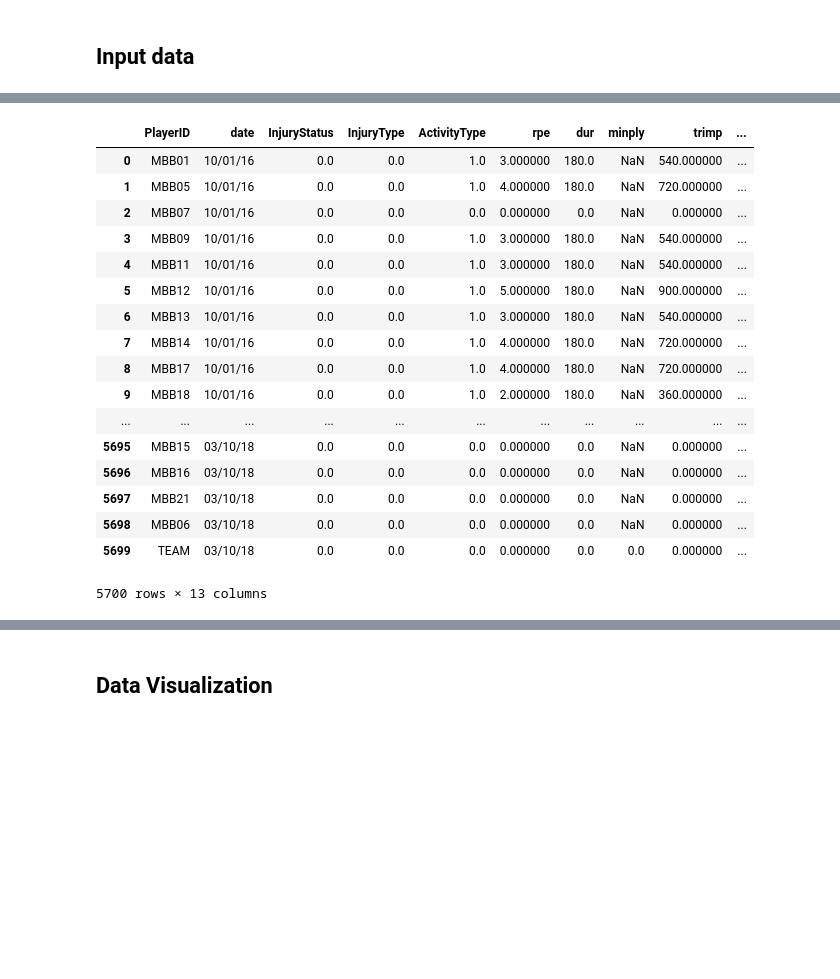
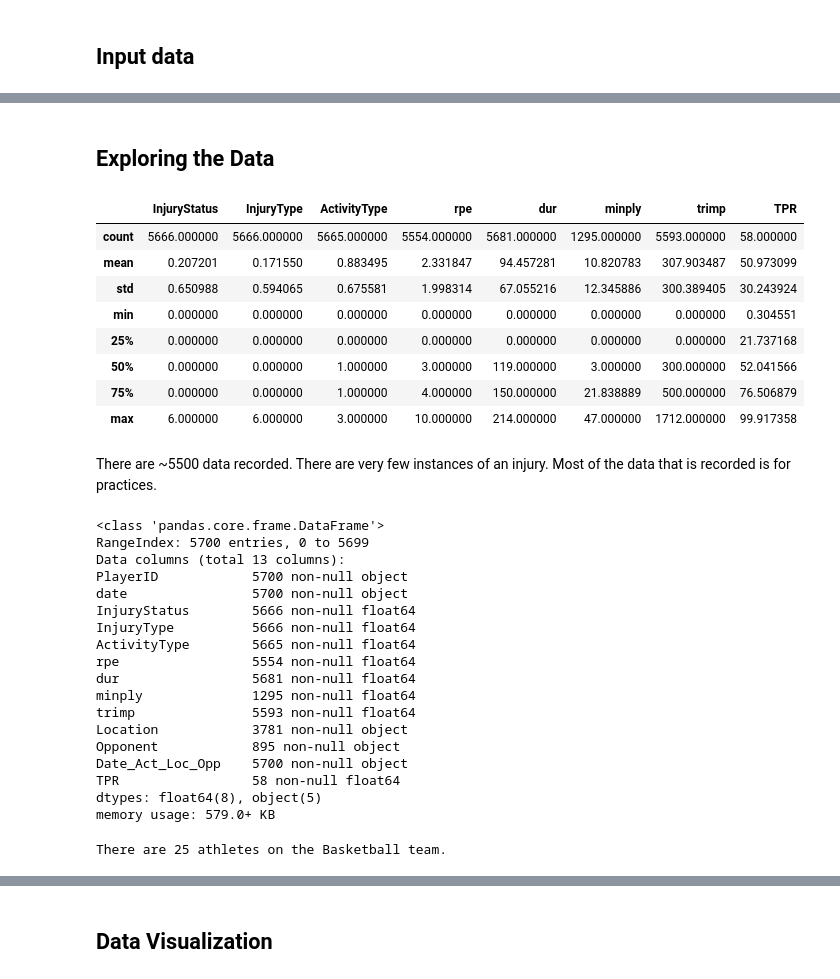
Before and after one commit to swetaravi/BasketBall-Analysis, a Jupyter notebook: Data Science Project_Basketball Analysis.ipynb, the cells around one changed output, grey strips where cells are left out. Drawn from its saved outputs; the diff is of its cells as text; code cells hidden in the pictures; blank space fills up the shorter version.

```diff
--- a/Data Science Project_Basketball Analysis.ipynb
+++ b/Data Science Project_Basketball Analysis.ipynb
@@ -70,21 +50,42 @@ game_data.drop(game_data.index[0])
+# %% [markdown]
+## Exploring the Data
 # %%
-analysis_data
+analysis_data.describe()
 # %% [output]
-|  | PlayerID | date | InjuryStatus | InjuryType | ActivityType | rpe | dur | minply | trimp | ... |
-| 0 | MBB01 | 10/01/16 | 0.0 | 0.0 | 1.0 | 3.000000 | 180.0 | NaN | 540.000000 | ... |
-| 1 | MBB05 | 10/01/16 | 0.0 | 0.0 | 1.0 | 4.000000 | 180.0 | NaN | 720.000000 | ... |
-| 2 | MBB07 | 10/01/16 | 0.0 | 0.0 | 0.0 | 0.000000 | 0.0 | NaN | 0.000000 | ... |
-| 3 | MBB09 | 10/01/16 | 0.0 | 0.0 | 1.0 | 3.000000 | 180.0 | NaN | 540.000000 | ... |
-| 4 | MBB11 | 10/01/16 | 0.0 | 0.0 | 1.0 | 3.000000 | 180.0 | NaN | 540.000000 | ... |
-| 5 | MBB12 | 10/01/16 | 0.0 | 0.0 | 1.0 | 5.000000 | 180.0 | NaN | 900.000000 | ... |
-| 6 | MBB13 | 10/01/16 | 0.0 | 0.0 | 1.0 | 3.000000 | 180.0 | NaN | 540.000000 | ... |
-| 7 | MBB14 | 10/01/16 | 0.0 | 0.0 | 1.0 | 4.000000 | 180.0 | NaN | 720.000000 | ... |
-| 8 | MBB17 | 10/01/16 | 0.0 | 0.0 | 1.0 | 4.000000 | 180.0 | NaN | 720.000000 | ... |
-| 9 | MBB18 | 10/01/16 | 0.0 | 0.0 | 1.0 | 2.000000 | 180.0 | NaN | 360.000000 | ... |
-| ... | ... | ... | ... | ... | ... | ... | ... | ... | ... | ... |
-| 5695 | MBB15 | 03/10/18 | 0.0 | 0.0 | 0.0 | 0.000000 | 0.0 | NaN | 0.000000 | ... |
-| 5696 | MBB16 | 03/10/18 | 0.0 | 0.0 | 0.0 | 0.000000 | 0.0 | NaN | 0.000000 | ... |
-| 5697 | MBB21 | 03/10/18 | 0.0 | 0.0 | 0.0 | 0.000000 | 0.0 | NaN | 0.000000 | ... |
-| 5698 | MBB06 | 03/10/18 | 0.0 | 0.0 | 0.0 | 0.000000 | 0.0 | NaN | 0.000000 | ... |
-| 5699 | TEAM | 03/10/18 | 0.0 | 0.0 | 0.0 | 0.000000 | 0.0 | 0.0 | 0.000000 | ... |
+|  | InjuryStatus | InjuryType | ActivityType | rpe | dur | minply | trimp | TPR |
+| count | 5666.000000 | 5666.000000 | 5665.000000 | 5554.000000 | 5681.000000 | 1295.000000 | 5593.000000 | 58.000000 |
+| mean | 0.207201 | 0.171550 | 0.883495 | 2.331847 | 94.457281 | 10.820783 | 307.903487 | 50.973099 |
+| std | 0.650988 | 0.594065 | 0.675581 | 1.998314 | 67.055216 | 12.345886 | 300.389405 | 30.243924 |
+| min | 0.000000 | 0.000000 | 0.000000 | 0.000000 | 0.000000 | 0.000000 | 0.000000 | 0.304551 |
+| 25% | 0.000000 | 0.000000 | 0.000000 | 0.000000 | 0.000000 | 0.000000 | 0.000000 | 21.737168 |
+| 50% | 0.000000 | 0.000000 | 1.000000 | 3.000000 | 119.000000 | 3.000000 | 300.000000 | 52.041566 |
+| 75% | 0.000000 | 0.000000 | 1.000000 | 4.000000 | 150.000000 | 21.838889 | 500.000000 | 76.506879 |
+| max | 6.000000 | 6.000000 | 3.000000 | 10.000000 | 214.000000 | 47.000000 | 1712.000000 | 99.917358 |
-5700 rows × 13 columns
+# %% [markdown]
+There are ~5500 data recorded. There are very few instances of an injury. Most of the data that is recorded is for practices.
+# %%
+analysis_data.info()
+# %% [output]
+<class 'pandas.core.frame.DataFrame'>
+RangeIndex: 5700 entries, 0 to 5699
+Data columns (total 13 columns):
+PlayerID            5700 non-null object
+date                5700 non-null object
+InjuryStatus        5666 non-null float64
+InjuryType          5666 non-null float64
+ActivityType        5665 non-null float64
+rpe                 5554 non-null float64
+dur                 5681 non-null float64
+minply              1295 non-null float64
+trimp               5593 non-null float64
+Location            3781 non-null object
+Opponent            895 non-null object
+Date_Act_Loc_Opp    5700 non-null object
+TPR                 58 non-null float64
+dtypes: float64(8), object(5)
+memory usage: 579.0+ KB
+# %%
+num_ath = len(analysis_data.PlayerID.unique())
+print("There are " + str(num_ath) + " athletes on the Basketball team.")
+# %% [output]
+There are 25 athletes on the Basketball team.
```
Also changed, not shown: parts of 47 cells of this notebook.
